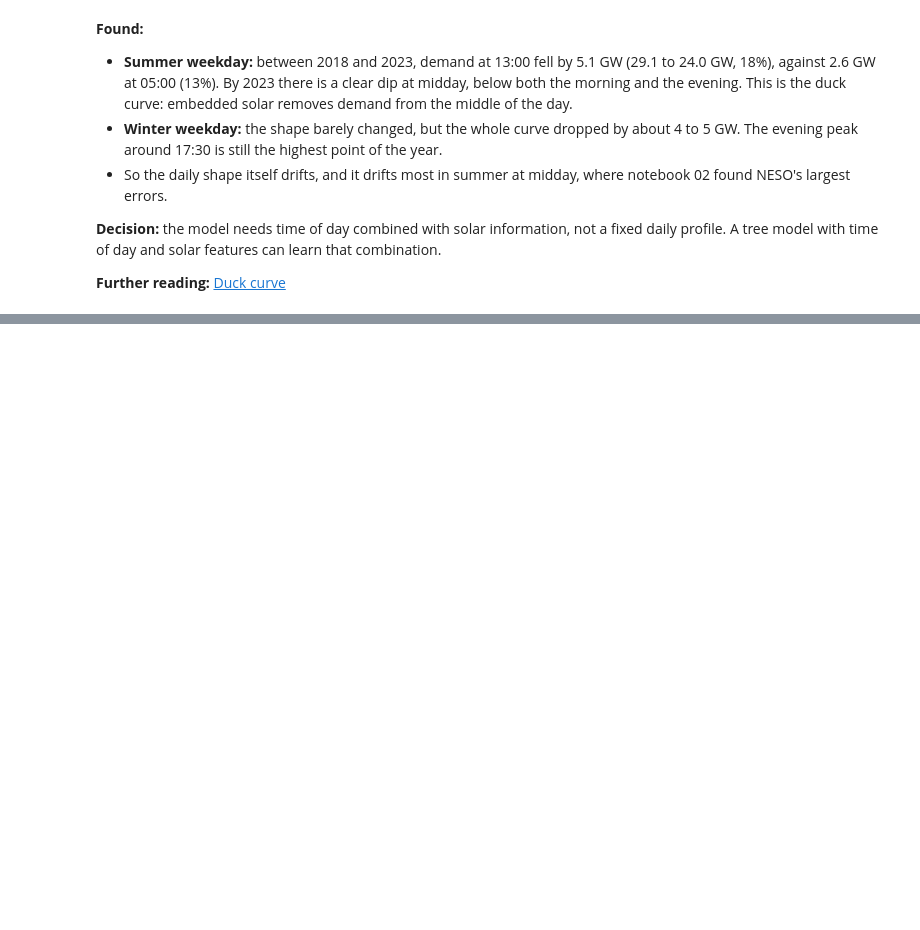
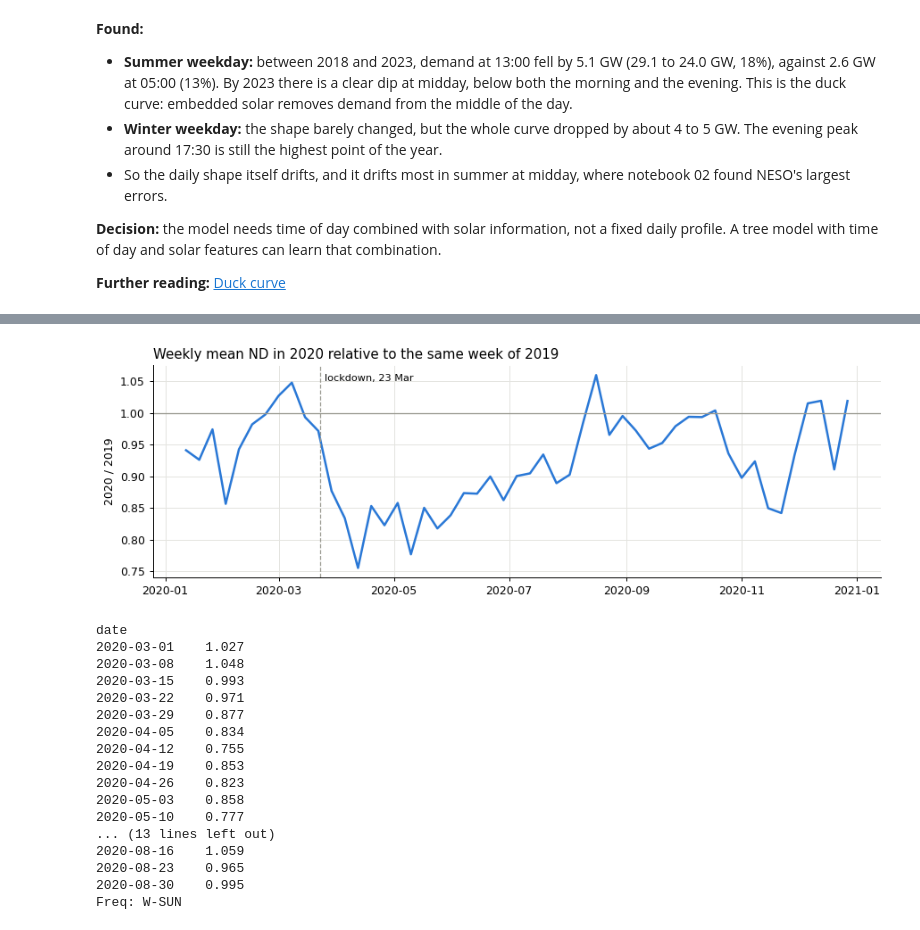
Before and after one commit to ansingh16/gb-demand-forecast, a Jupyter notebook: notebooks/03_eda.ipynb, the cells around one changed output, grey strips where cells are left out. Saved outputs shown, nothing was run; the diff lists cells and outputs as text; code cells hidden in the pictures; blank space fills up the shorter version.

```diff
--- a/notebooks/03_eda.ipynb
+++ b/notebooks/03_eda.ipynb
@@ -224,0 +358,35 @@ profile. A tree model with time of day and solar features can learn that combina
+# %%
+year_on_year = (daily["ND"] / daily["ND"].shift(364)).loc["2020-01-06":"2020-12-27"]
+weekly_ratio = year_on_year.resample("W").mean()
+
+fig, ax = plt.subplots(figsize=(10, 3.4))
+ax.plot(weekly_ratio.index, weekly_ratio.values, color=BLUE)
+ax.axhline(1, color="#999990", linewidth=1)
+ax.axvline(pd.Timestamp("2020-03-23"), color="#999990", linewidth=1, linestyle="--")
+ax.annotate("lockdown, 23 Mar", (pd.Timestamp("2020-03-23"), 1.05), xytext=(4, 0),
+            textcoords="offset points", fontsize=9)
+ax.set_ylabel("2020 / 2019")
+ax.set_title("Weekly mean ND in 2020 relative to the same week of 2019", loc="left")
+fig.tight_layout()
+plt.show()
+
+print(weekly_ratio.loc["2020-03-01":"2020-08-31"].round(3).to_string())
+# %% [output]
+[figure, added]
+date
+2020-03-01    1.027
+2020-03-08    1.048
+2020-03-15    0.993
+2020-03-22    0.971
+2020-03-29    0.877
+2020-04-05    0.834
+2020-04-12    0.755
+2020-04-19    0.853
+2020-04-26    0.823
+2020-05-03    0.858
+2020-05-10    0.777
+... (13 lines left out)
+2020-08-16    1.059
+2020-08-23    0.965
+2020-08-30    0.995
+Freq: W-SUN
```
Also changed, not shown: parts of 8 cells of this notebook, 1 other file.
